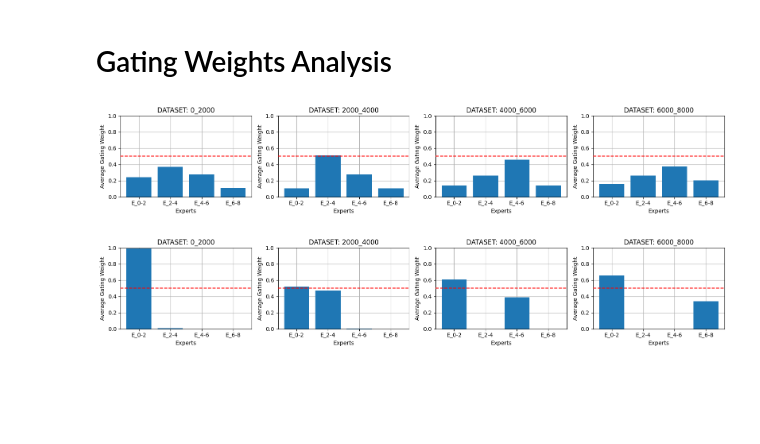
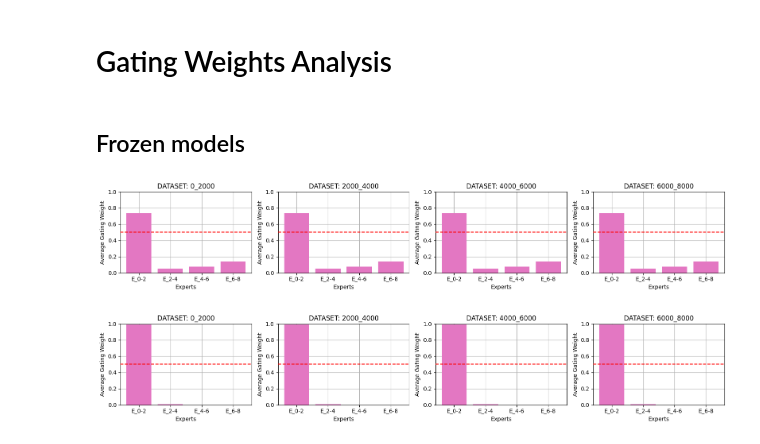
Before and after one commit to nii-yamagishilab/MoE-AntiDeepfake, a Jupyter notebook: notebooks/analyze_results.ipynb, the cells around one changed output. Drawn from its saved outputs; the diff is of its cells as text; code cells hidden in the pictures; blank space fills up the shorter version.

```diff
--- a/notebooks/analyze_results.ipynb
+++ b/notebooks/analyze_results.ipynb
@@ -305,10 +305,15 @@ def plot_moe_expert_weights(
             )
             continue
 
+        colors = ['tab:pink'] * num_experts
+        #highlight_expert = idx % num_experts  # safe if datasets > experts
+        #colors[highlight_expert] = 'green'
+
         ax.bar(
             range(num_experts),
             expert_weights,
-            tick_label=expert_labels
+            tick_label=expert_labels,
+            color=colors
         )
 
         if hline is not None:
@@ -370,14 +354,16 @@ results = print_results_NO_BACC(model_names, dataset_list)
 # %% [markdown]
 # Gating Weights Analysis
+# %% [markdown]
+## Frozen models
 # %%
 plot_moe_expert_weights(
     results_root='/home/smg/v-viola/moe_antideepfake/results/POC',
-    npy_name='POC_MELE_CAT.npy',
+    npy_name='POC_MELE_CAT_FRZ.npy',
     num_experts=4,
     expert_labels=['E_0-2', 'E_2-4', 'E_4-6', 'E_6-8']
 )
 # %% [output]
-[figure, old version]
+[figure, new version]
 # %%
 plot_moe_expert_weights(
     results_root='/home/smg/v-viola/moe_antideepfake/results/POC',
@@ -386,4 +372,4 @@ plot_moe_expert_weights(
     expert_labels=['E_0-2', 'E_2-4', 'E_4-6', 'E_6-8']
 )
 # %% [output]
-[figure, old version]
+[figure, new version]
```
Also changed, not shown: parts of 4 cells of this notebook, 5 other files.
